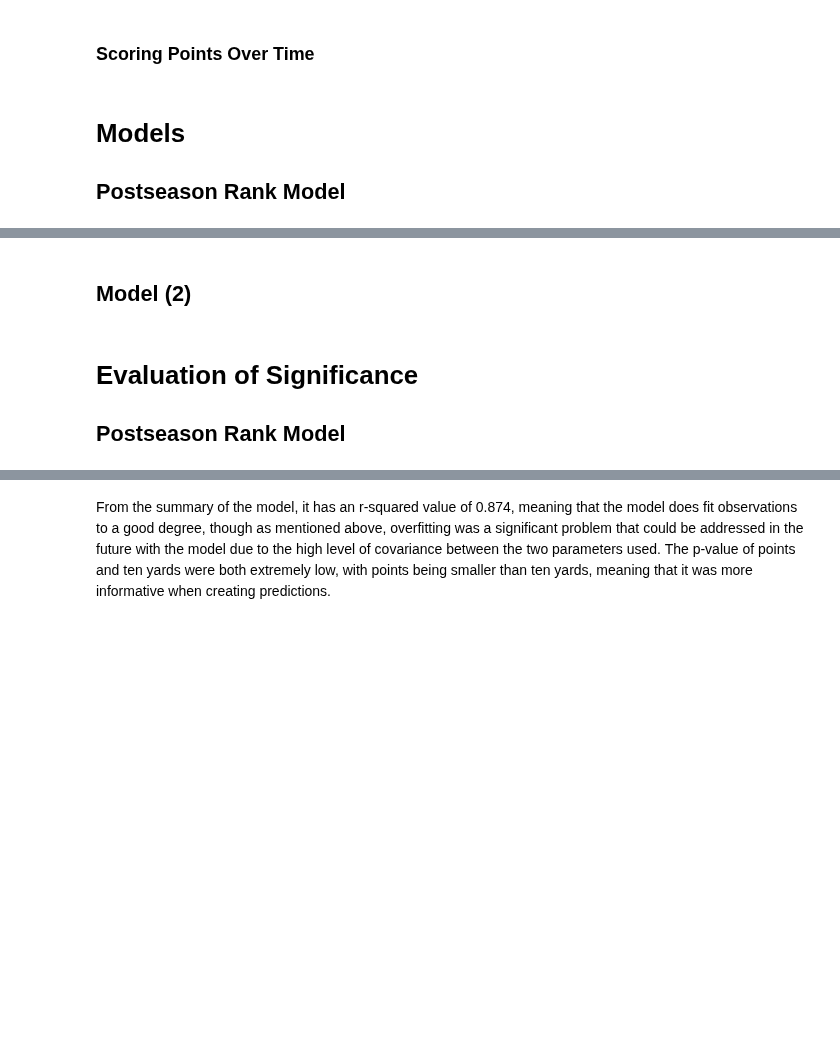
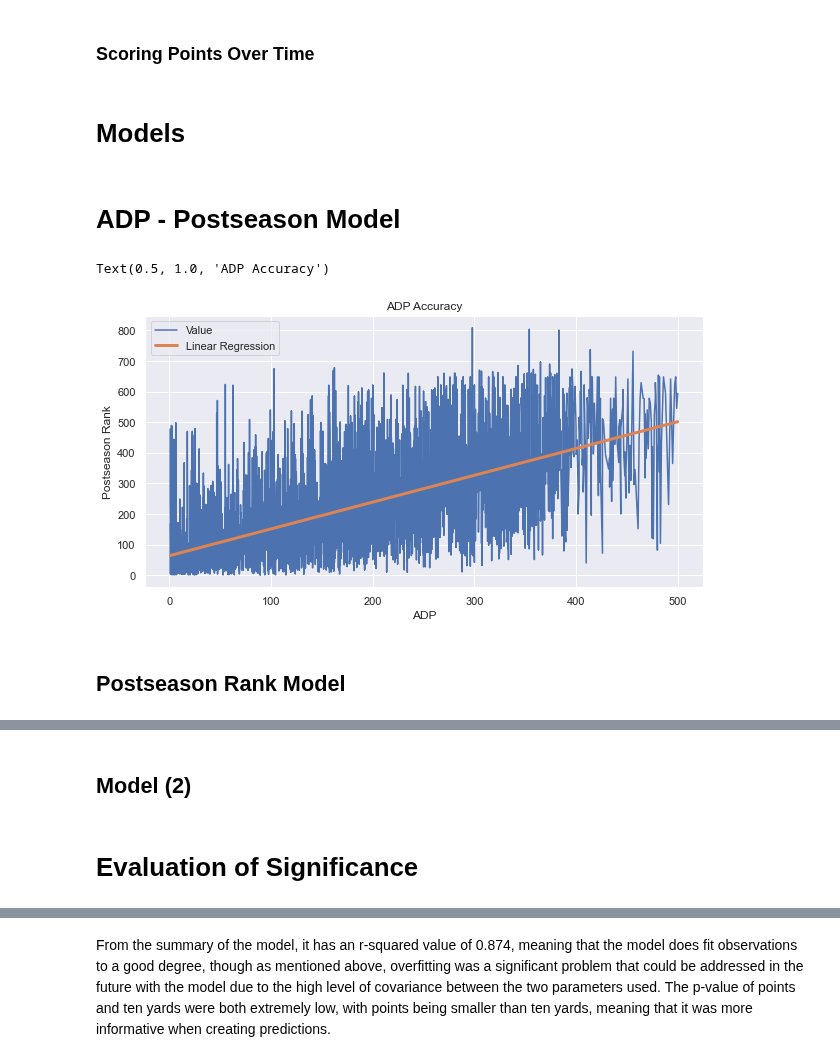
Before and after one commit to jjz62/info2950group, a Jupyter notebook: Final_Report.ipynb, the cells around one changed output, grey strips where cells are left out. Cells and saved outputs as stored; diff of their text form; code cells hidden in the pictures; blank space fills up the shorter version.

```diff
--- a/Final_Report.ipynb
+++ b/Final_Report.ipynb
@@ -206,8 +206,27 @@ Correlation between postseason rank and points can be seen from the above scatte
 ### Scoring Points Over Time
 # %% [markdown]
 # Models
-
-## Postseason Rank Model
+# %% [markdown]
+# ADP - Postseason Model
+# %%
+# plot real data
+fig = plt.figure(figsize=(10, 5))
+plt.plot(users.ADP,users.Postseason_rank, label="Value", markersize="3")
+plt.ylabel('Postseason Rank')
+plt.xlabel('ADP')
+
+# plot regression line
+x = users.ADP
+reg = LinearRegression().fit(x.values.reshape(-1,1), users.Postseason_rank)
+pred = reg.predict(x.values.reshape(-1,1))
+plt.plot(users.ADP, pred, linewidth=3, label="Linear Regression")
+plt.legend()
+plt.title("ADP Accuracy")
+# %% [output]
+Text(0.5, 1.0, 'ADP Accuracy')
+[figure, added]
+# %% [markdown]
+## Postseason Rank Model
 # %%
 multi_x = wr_df[['Points', '10+ YDS']]
 multi_y = wr_df['Postseason_rank']
@@ -234,5 +253,3 @@ plt.show()
 ## Model (2)
 # %% [markdown]
 # Evaluation of Significance
-
-## Postseason Rank Model
```
Also changed, not shown: parts of 13 cells of this notebook.
